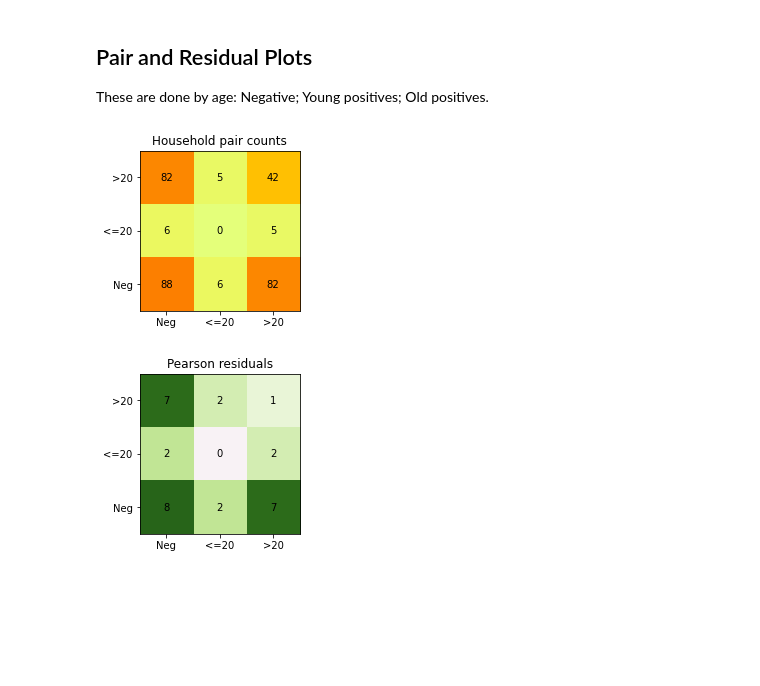
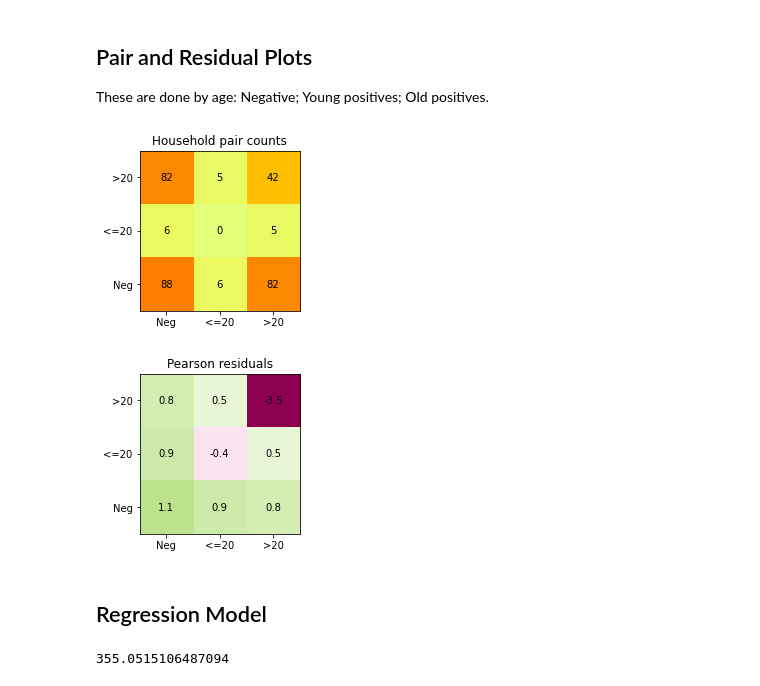
Before and after one commit to thomasallanhouse/covid19-housefs, a Jupyter notebook: household_analysis.ipynb, the cells around one changed output. Cells and saved outputs as stored; diff of their text form; code cells hidden in the pictures; blank space fills up the shorter version.

Commit message:
Added Regression Code

```diff
--- a/household_analysis.ipynb
+++ b/household_analysis.ipynb
@@ -101,36 +99,37 @@ for i in range(0,len(Y)):
                     xx[k] = 2
 
         for comb in combinations(range(0,len(xx)),2):
             y[int(xx[comb[0]]),int(xx[comb[1]])] += 1
             y[int(xx[comb[1]]),int(xx[comb[0]])] += 1
         for x in xx:
             z[int(x)] += 1
 
 n = np.sum(z)
-pp = z/n
-nn = np.array(na)
-e = np.outer(z,z)/n
+na = np.array(na)
+e = np.outer(z,z)*np.sum(na*(na-1))/(n**2)
 r = (y-e)/np.sqrt(e)
 
 plt.figure(figsize=(3,3))
 plt.imshow(y,origin='lower')
 plt.xticks([0,1,2],['Neg','<=20','>20'])
 plt.yticks([0,1,2],['Neg','<=20','>20'])
 for (jj,ii),label in np.ndenumerate(y):
     plt.text(ii,jj,str(int(label)),ha='center',va='center')
 plt.title('Household pair counts')
 plt.set_cmap('Wistia')
 plt.tight_layout()
 
 plt.figure(figsize=(3,3))
-plt.imshow(r,origin='lower',vmin=-8,vmax=8)
+plt.imshow(r,origin='lower',vmin=-3,vmax=3)
 plt.xticks([0,1,2],['Neg','<=20','>20'])
 plt.yticks([0,1,2],['Neg','<=20','>20'])
 for (jj,ii),label in np.ndenumerate(r):
-    plt.text(ii,jj,str(int(label)),ha='center',va='center')
+    plt.text(ii,jj,str(0.1*int(label*10)),ha='center',va='center')
 plt.title('Pearson residuals')
 plt.set_cmap('PiYG')
 plt.tight_layout()
 # %% [output]
 [figure]
-[figure, old version]
+[figure, new version]
+# %% [markdown]
+## Regression Model
@@ -136,0 +210,14 @@ plt.tight_layout()
+# %%
+# Make one start at zero and others randomly within bounds
+x0 = np.array([
+    -1.0,
+    -3.0,
+    0.0,
+    0.0,
+    0.0,
+    0.0,
+    0.0,
+])
+mynll(x0)
+# %% [output]
+355.0515106487094
```
Also changed, not shown: parts of 12 cells of this notebook.
